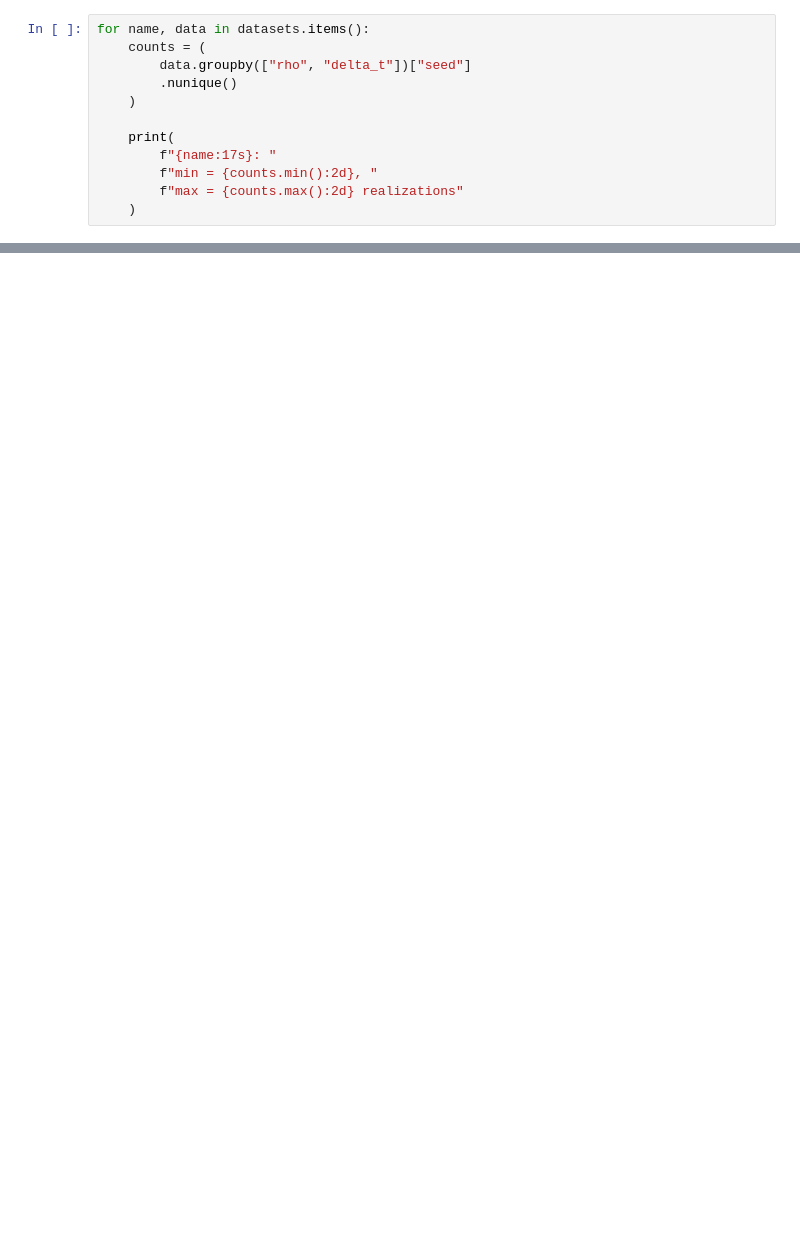
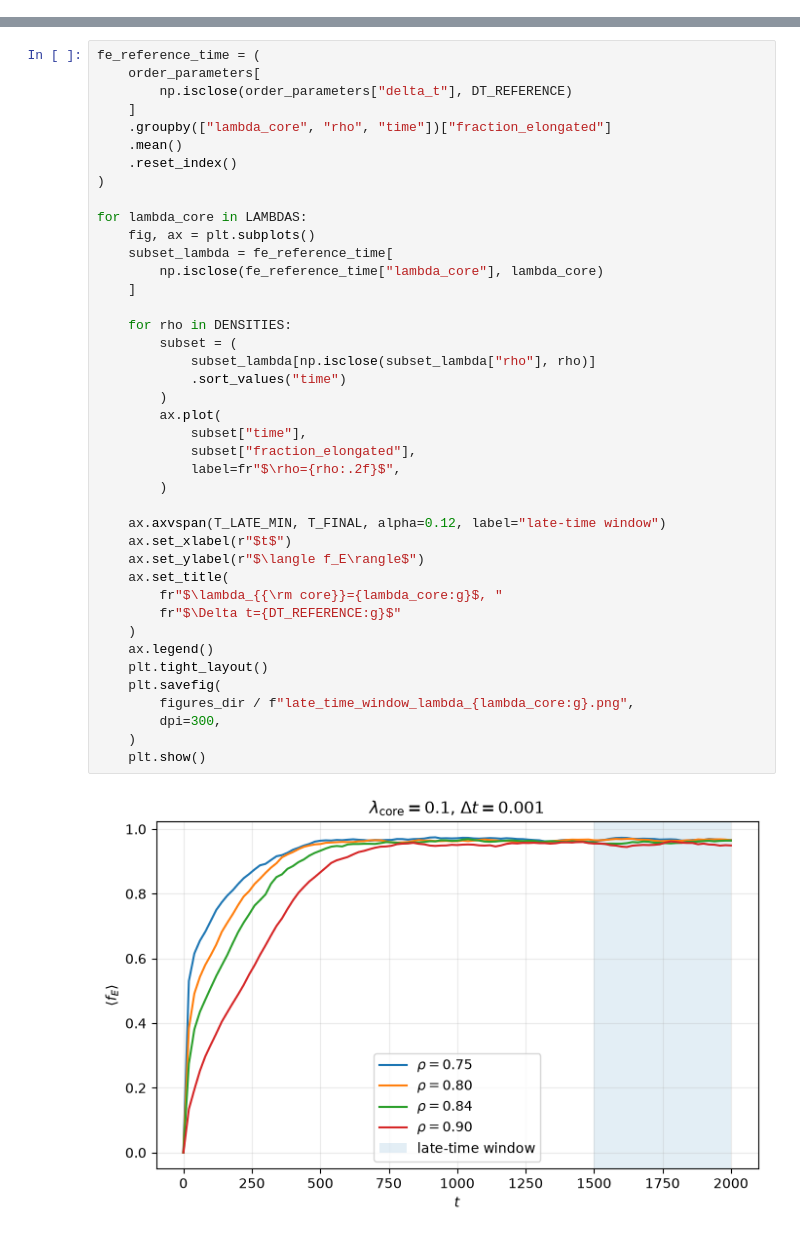
Before and after one commit to gonzaloangaut/oncostreams_model_analysis, a Jupyter notebook: preliminary/delta_t/delta_t_analysis.ipynb, the cells around one changed output, grey strips where cells are left out. Drawn from its saved outputs; the diff is of its cells as text; blank space fills up the shorter version.

Commit message:
Analyzed delta t

```diff
--- a/preliminary/delta_t/delta_t_analysis.ipynb
+++ b/preliminary/delta_t/delta_t_analysis.ipynb
@@ -184,12 +0,0 @@ realization_table(order_parameters)
-# %%
-for name, data in datasets.items():
-    counts = (
-        data.groupby(["rho", "delta_t"])["seed"]
-        .nunique()
-    )
-
-    print(
-        f"{name:17s}: "
-        f"min = {counts.min():2d}, "
-        f"max = {counts.max():2d} realizations"
-    )
@@ -744,0 +166,43 @@ plt.show()
+# %%
+fe_reference_time = (
+    order_parameters[
+        np.isclose(order_parameters["delta_t"], DT_REFERENCE)
+    ]
+    .groupby(["lambda_core", "rho", "time"])["fraction_elongated"]
+    .mean()
+    .reset_index()
+)
+
+for lambda_core in LAMBDAS:
+    fig, ax = plt.subplots()
+    subset_lambda = fe_reference_time[
+        np.isclose(fe_reference_time["lambda_core"], lambda_core)
+    ]
+
+    for rho in DENSITIES:
+        subset = (
+            subset_lambda[np.isclose(subset_lambda["rho"], rho)]
+            .sort_values("time")
+        )
+        ax.plot(
+            subset["time"],
+            subset["fraction_elongated"],
+            label=fr"$\rho={rho:.2f}$",
+        )
+
+    ax.axvspan(T_LATE_MIN, T_FINAL, alpha=0.12, label="late-time window")
+    ax.set_xlabel(r"$t$")
+    ax.set_ylabel(r"$\langle f_E\rangle$")
+    ax.set_title(
+        fr"$\lambda_{{\rm core}}={lambda_core:g}$, "
+        fr"$\Delta t={DT_REFERENCE:g}$"
+    )
+    ax.legend()
+    plt.tight_layout()
+    plt.savefig(
+        figures_dir / f"late_time_window_lambda_{lambda_core:g}.png",
+        dpi=300,
+    )
+    plt.show()
+# %% [output]
+[figure, added]
```
Also changed, not shown: parts of 63 cells of this notebook, 14 other files.
